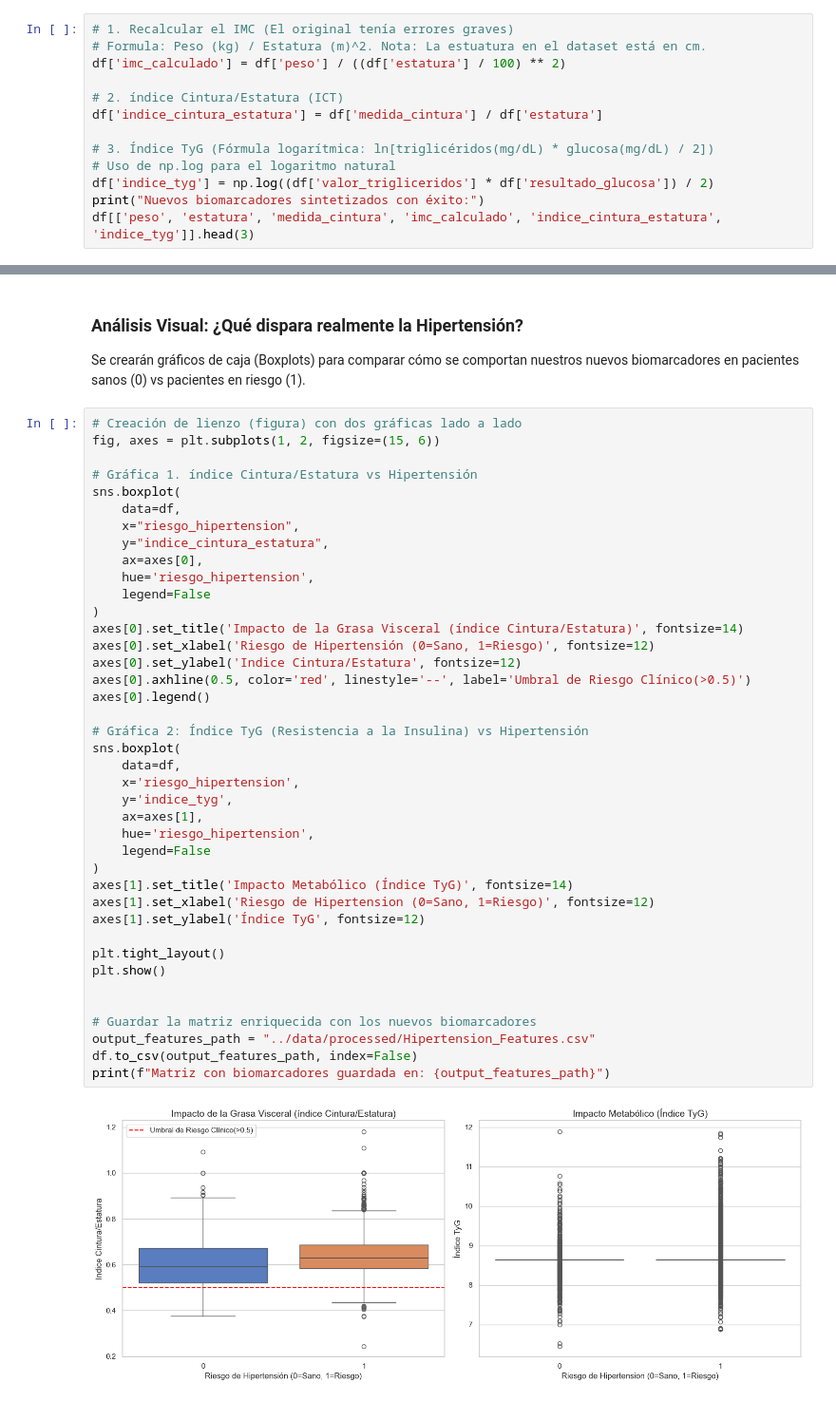
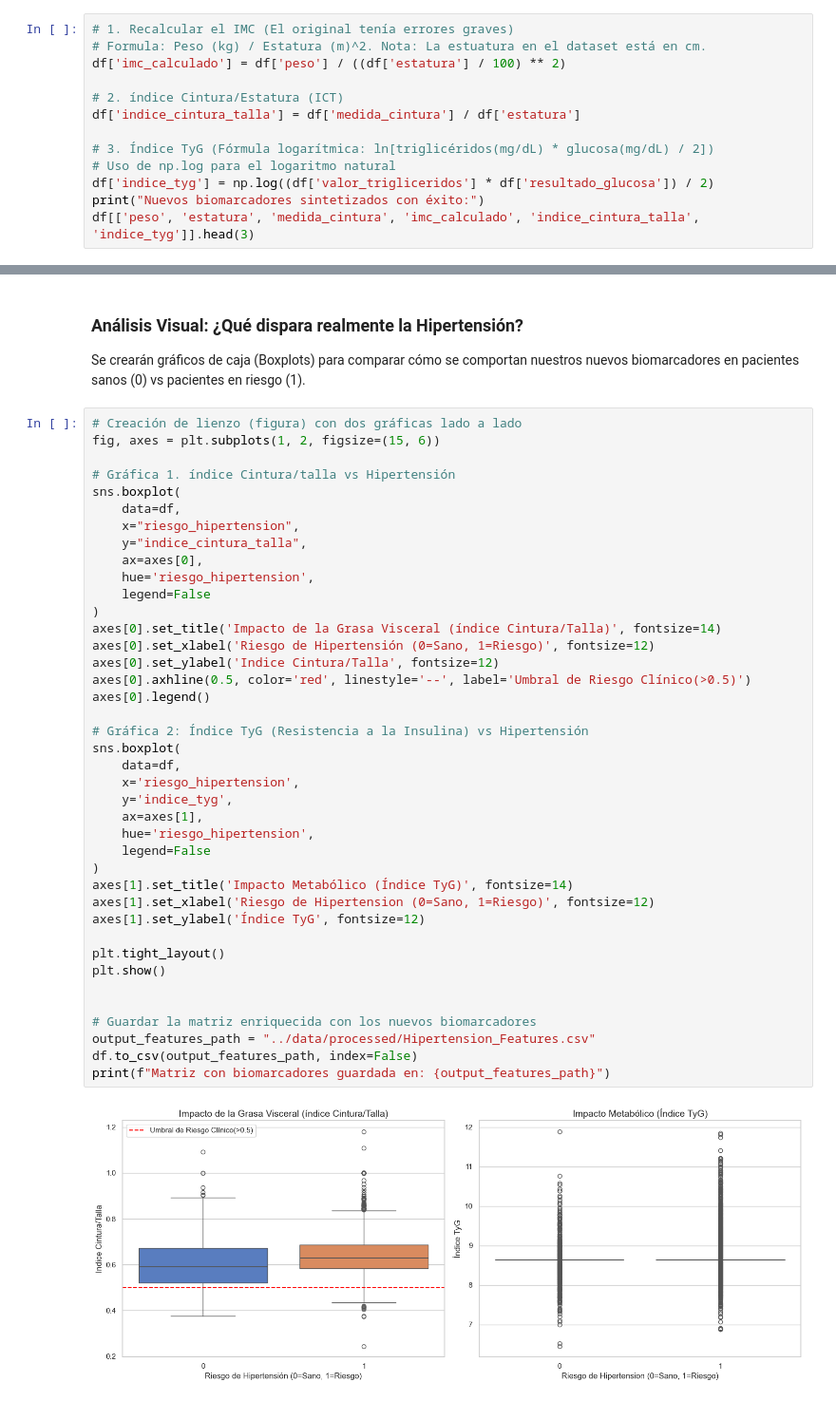
Before and after one commit to danriav/BioStat, a Jupyter notebook: notebooks/02_feature_engineering_y_eda.ipynb, the cells around one changed output, grey strips where cells are left out. Shown at 95% size. Saved outputs shown, nothing was run; the diff lists cells and outputs as text.

Commit message:
feat: Cambio en el nombre de la columna indice_cintura_estatura por indice_cintura_talla y agregado el apartado de análisis y resultados

```diff
--- a/notebooks/02_feature_engineering_y_eda.ipynb
+++ b/notebooks/02_feature_engineering_y_eda.ipynb
@@ -26,12 +26,12 @@ Datos limpios cargados
 df['imc_calculado'] = df['peso'] / ((df['estatura'] / 100) ** 2)
 
 # 2. índice Cintura/Estatura (ICT)
-df['indice_cintura_estatura'] = df['medida_cintura'] / df['estatura']
+df['indice_cintura_talla'] = df['medida_cintura'] / df['estatura']
 
 # 3. Índice TyG (Fórmula logarítmica: ln[triglicéridos(mg/dL) * glucosa(mg/dL) / 2])
 # Uso de np.log para el logaritmo natural
 df['indice_tyg'] = np.log((df['valor_trigliceridos'] * df['resultado_glucosa']) / 2)
 print("Nuevos biomarcadores sintetizados con éxito:")
-df[['peso', 'estatura', 'medida_cintura', 'imc_calculado', 'indice_cintura_estatura', 'indice_tyg']].head(3)
+df[['peso', 'estatura', 'medida_cintura', 'imc_calculado', 'indice_cintura_talla', 'indice_tyg']].head(3)
 # %% [output]
 Nuevos biomarcadores sintetizados con éxito:
@@ -46,42 +46,42 @@ Se crearán gráficos de caja (Boxplots) para comparar cómo se comportan nuestr
 # Creación de lienzo (figura) con dos gráficas lado a lado
 fig, axes = plt.subplots(1, 2, figsize=(15, 6))
 
-# Gráfica 1. índice Cintura/Estatura vs Hipertensión
+# Gráfica 1. índice Cintura/talla vs Hipertensión
 sns.boxplot(
     data=df,
     x="riesgo_hipertension",
-    y="indice_cintura_estatura",
+    y="indice_cintura_talla",
     ax=axes[0],
     hue='riesgo_hipertension',
     legend=False
 )
-axes[0].set_title('Impacto de la Grasa Visceral (índice Cintura/Estatura)', fontsize=14)
+axes[0].set_title('Impacto de la Grasa Visceral (índice Cintura/Talla)', fontsize=14)
 axes[0].set_xlabel('Riesgo de Hipertensión (0=Sano, 1=Riesgo)', fontsize=12)
-axes[0].set_ylabel('Indice Cintura/Estatura', fontsize=12)
+axes[0].set_ylabel('Indice Cintura/Talla', fontsize=12)
 axes[0].axhline(0.5, color='red', linestyle='--', label='Umbral de Riesgo Clínico(>0.5)')
 axes[0].legend()
 
 # Gráfica 2: Índice TyG (Resistencia a la Insulina) vs Hipertensión
 sns.boxplot(
     data=df,
     x='riesgo_hipertension',
     y='indice_tyg',
     ax=axes[1],
     hue='riesgo_hipertension',
     legend=False
 )
 axes[1].set_title('Impacto Metabólico (Índice TyG)', fontsize=14)
 axes[1].set_xlabel('Riesgo de Hipertension (0=Sano, 1=Riesgo)', fontsize=12)
 axes[1].set_ylabel('Índice TyG', fontsize=12)
 
 plt.tight_layout()
 plt.show()
 
 
 # Guardar la matriz enriquecida con los nuevos biomarcadores
 output_features_path = "../data/processed/Hipertension_Features.csv"
 df.to_csv(output_features_path, index=False)
 print(f"Matriz con biomarcadores guardada en: {output_features_path}")
 # %% [output]
-[figure, old version]
+[figure, new version]
 Matriz con biomarcadores guardada en: ../data/processed/Hipertension_Features.csv
```
Also changed, not shown: parts of 1 cell of this notebook, 4 other files.
